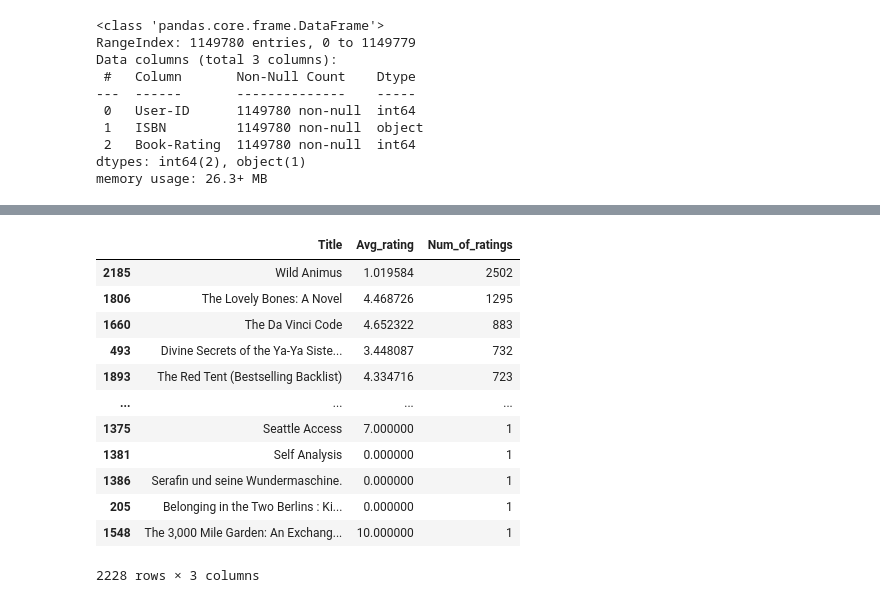
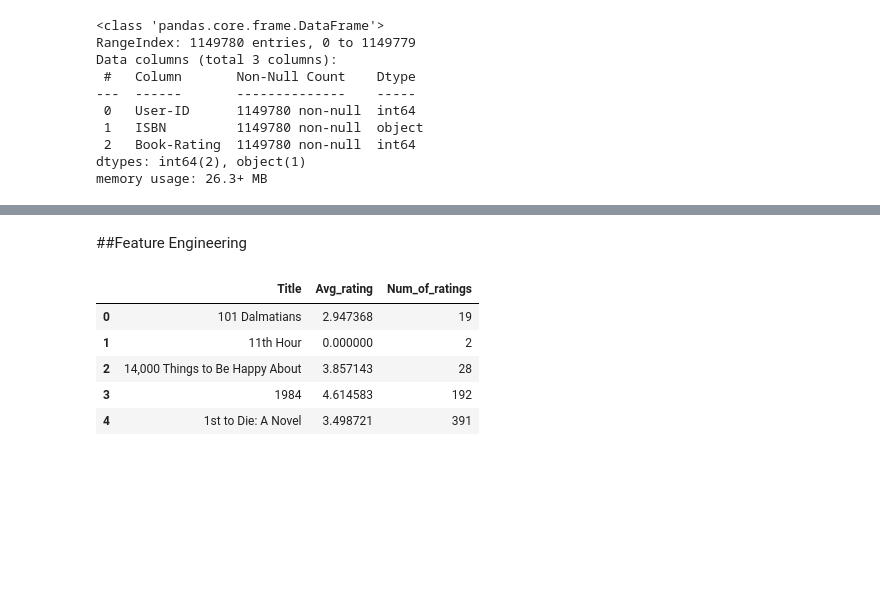
Before and after one commit to kapeeshvarma/Book-Recommendation-System, a Jupyter notebook: Book_Recommendation_System_Capstone_Project.ipynb, the cells around one changed output, grey strips where cells are left out. Saved outputs shown, nothing was run; the diff lists cells and outputs as text; code cells hidden in the pictures; blank space fills up the shorter version.

```diff
--- a/Book_Recommendation_System_Capstone_Project.ipynb
+++ b/Book_Recommendation_System_Capstone_Project.ipynb
@@ -126,25 +126,20 @@ rating_cnt = rating_cnt.reset_index()
 px.histogram(rating_cnt,x='Rating',marginal='box',nbins=20,width=700,height=500)
 # %% [output]
 [interactive output not drawn]
+# %% [markdown]
+##Feature Engineering
 # %%
 # Create a new DataFrame with average rating of each title and total no. of ratings
 new_data = pd.DataFrame(data.groupby("Title").mean()["Rating"])
 new_data = new_data.reset_index()
 new_data.rename(columns={'Rating':'Avg_rating'},inplace=True)
 new_data['Num_of_ratings'] = pd.DataFrame(data.groupby('Title')['Rating'].count()).reset_index()['Rating']
-new_data.sort_values(by='Num_of_ratings',ascending=False)
+new_data.head()
 # %% [output]
 |  | Title | Avg_rating | Num_of_ratings |
-| 2185 | Wild Animus | 1.019584 | 2502 |
-| 1806 | The Lovely Bones: A Novel | 4.468726 | 1295 |
-| 1660 | The Da Vinci Code | 4.652322 | 883 |
-| 493 | Divine Secrets of the Ya-Ya Siste... | 3.448087 | 732 |
-| 1893 | The Red Tent (Bestselling Backlist) | 4.334716 | 723 |
-| ... | ... | ... | ... |
-| 1375 | Seattle Access | 7.000000 | 1 |
-| 1381 | Self Analysis | 0.000000 | 1 |
-| 1386 | Serafin und seine Wundermaschine. | 0.000000 | 1 |
-| 205 | Belonging in the Two Berlins : Ki... | 0.000000 | 1 |
-| 1548 | The 3,000 Mile Garden: An Exchang... | 10.000000 | 1 |
+| 0 | 101 Dalmatians | 2.947368 | 19 |
+| 1 | 11th Hour | 0.000000 | 2 |
+| 2 | 14,000 Things to Be Happy About | 3.857143 | 28 |
+| 3 | 1984 | 4.614583 | 192 |
+| 4 | 1st to Die: A Novel | 3.498721 | 391 |
-2228 rows × 3 columns
 # %%
```
Also changed, not shown: parts of 4 cells of this notebook.
